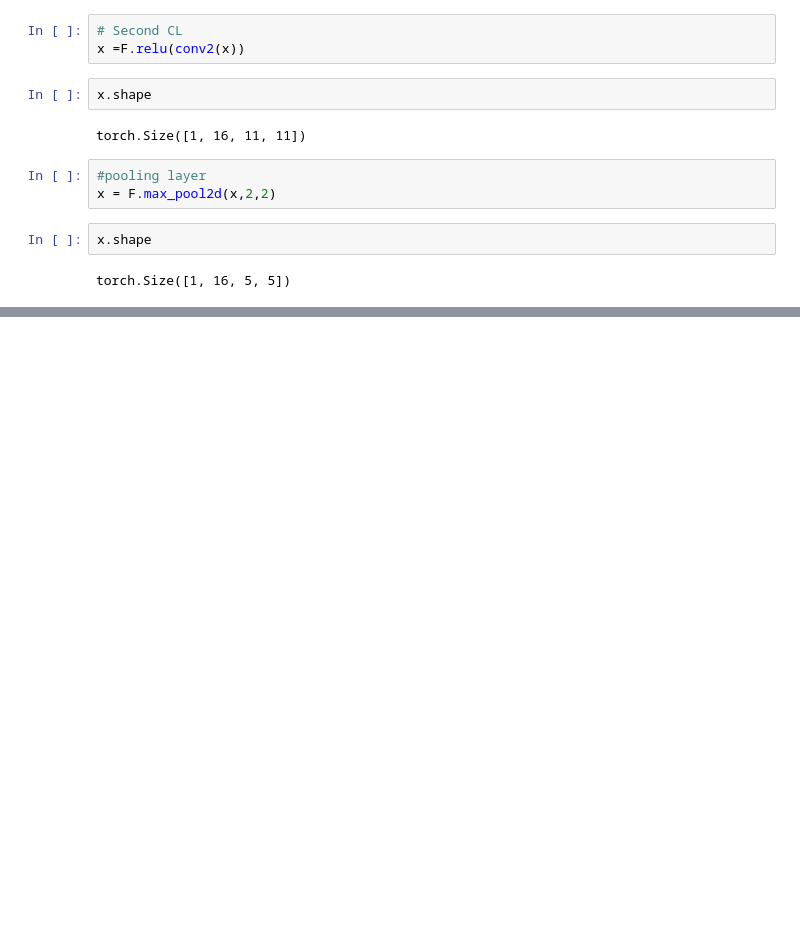
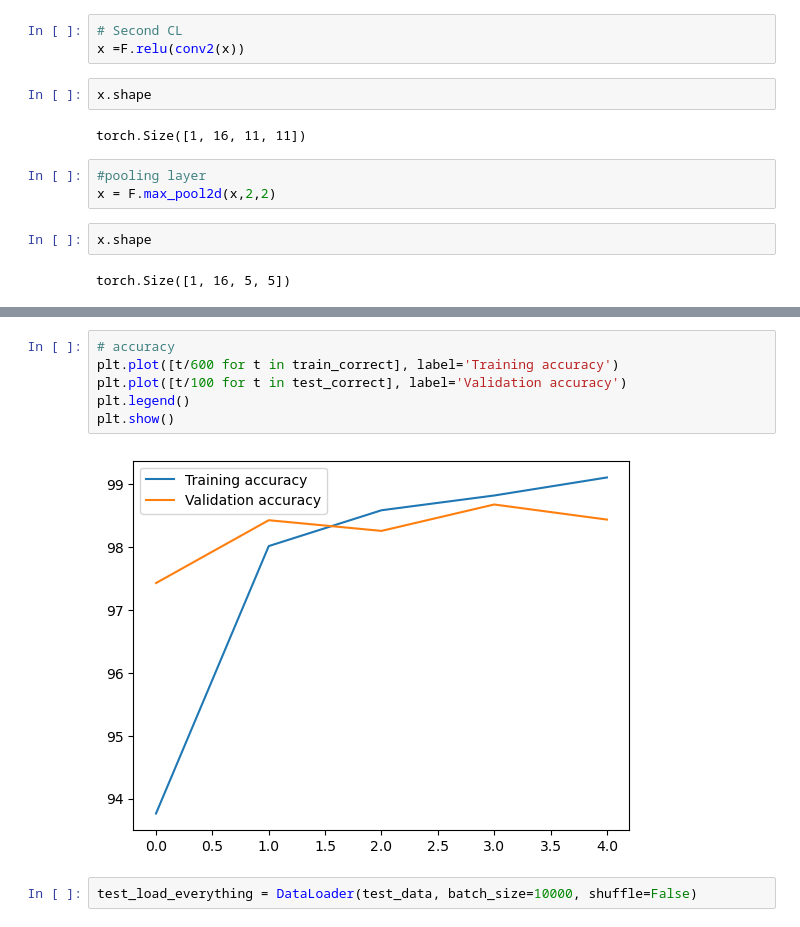
Before and after one commit to aldoSN003/pytorch, a Jupyter notebook: pytorch/Convolutional Neural Network.ipynb, the cells around one changed output, grey strips where cells are left out. Cells and saved outputs as stored; diff of their text form; blank space fills up the shorter version.

```diff
--- a/pytorch/Convolutional Neural Network.ipynb
+++ b/pytorch/Convolutional Neural Network.ipynb
@@ -164,0 +238,10 @@ class CNN(nn.Module):
+# %%
+# accuracy
+plt.plot([t/600 for t in train_correct], label='Training accuracy')
+plt.plot([t/100 for t in test_correct], label='Validation accuracy')
+plt.legend()
+plt.show()
+# %% [output]
+[figure, added]
+# %%
+test_load_everything = DataLoader(test_data, batch_size=10000, shuffle=False)
```
Also changed, not shown: parts of 22 cells of this notebook, 1 other file.
